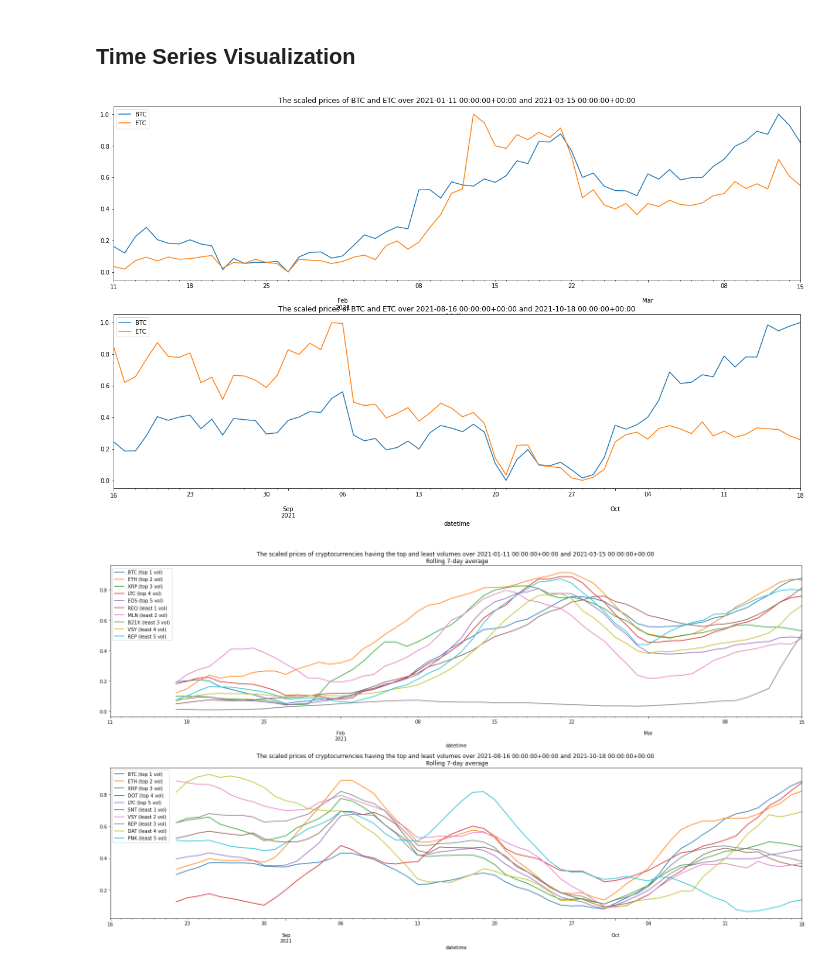
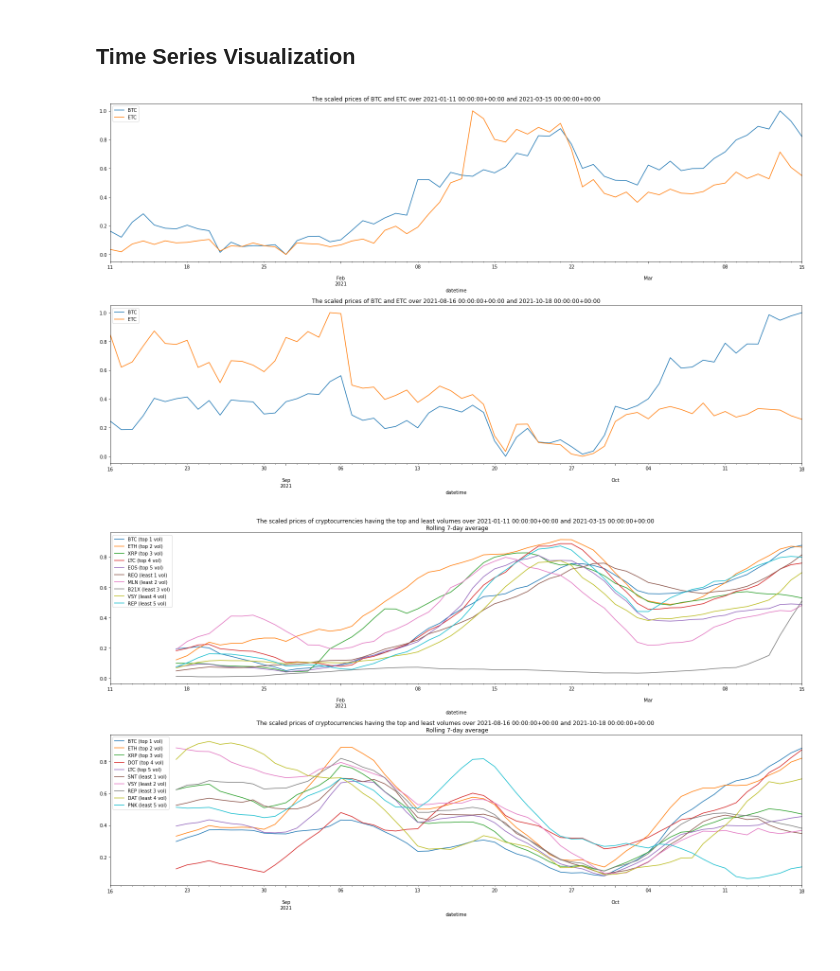
Before and after one commit to codingFerryman/crypto_market_hierarchy_structure, a Jupyter notebook: src/exploration.ipynb, the cells around one changed output. Saved outputs shown, nothing was run; the diff lists cells and outputs as text; code cells hidden in the pictures.

```diff
--- a/src/exploration.ipynb
+++ b/src/exploration.ipynb
@@ -77,20 +77,23 @@ data_1D_8_10 = pd.concat(data_1D_8_10_list)
 # %%
 fig, axs = plt.subplots(2, 1, figsize=(21, 12))
 axs = axs.ravel()
 
 plot_coins_num = 5
 subplot_idx = 0
 for df in [data_1D_1_3, data_1D_8_10]:
     for tick in ['BTC', 'ETC']:
         scaler = MinMaxScaler()
         _tmp_df = df[df.index.isin([tick], level='coin')].set_index('datetime').copy()
         _tmp_df['price_std'] = scaler.fit_transform(_tmp_df[['close']])
         _tmp_df['price_std'].plot(label=tick, ax=axs[subplot_idx])
     axs[subplot_idx].legend()
     axs[subplot_idx].set_title(f'The scaled prices of BTC and ETC over {min(df.datetime)} and {max(df.datetime)}')
     subplot_idx += 1
+
+fig.tight_layout()
+plt.show()
 # %% [output]
-[figure, old version]
+[figure, new version]
 # %%
 fig, axs = plt.subplots(2, 1, figsize=(21, 12))
 axs = axs.ravel()
```
